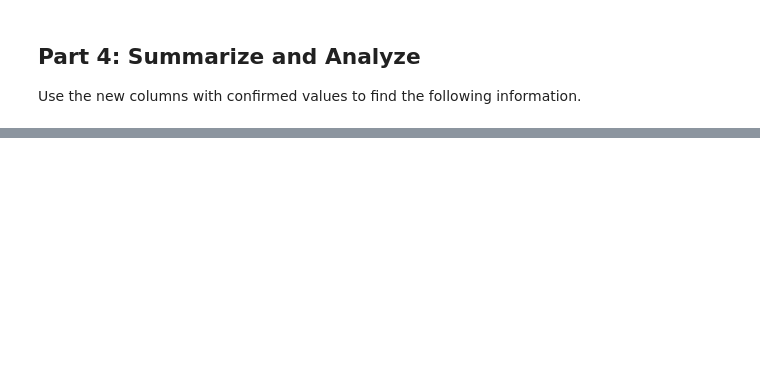
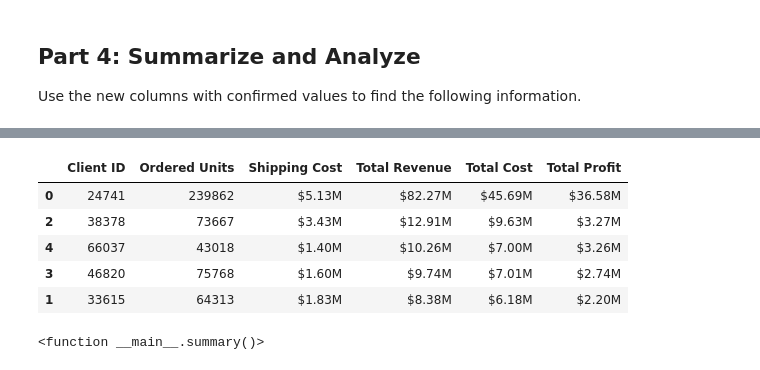
Before and after one commit to BrandonWelsh/pandas-challenge-1, a Jupyter notebook: module_4_challenge.ipynb, the cells around one changed output, grey strips where cells are left out. Cells and saved outputs as stored; diff of their text form; code cells hidden in the pictures; blank space fills up the shorter version.

```diff
--- a/module_4_challenge.ipynb
+++ b/module_4_challenge.ipynb
@@ -255,2 +340,33 @@ Use the new columns with confirmed values to find the following information.
 # %%
 # Sort the updated data by "Total Profit" form highest to lowest
+
+cleaned_summary_df_sorted = cleaned_summary_df.sort_values(
+    'Total Profit', ascending=False)
+cleaned_summary_df_sorted
+
+# lol this dataframe name is getting long
+# %% [output]
+|  | Client ID | Ordered Units | Shipping Cost | Total Revenue | Total Cost | Total Profit |
+| 0 | 24741 | 239862 | $5.13M | $82.27M | $45.69M | $36.58M |
+| 2 | 38378 | 73667 | $3.43M | $12.91M | $9.63M | $3.27M |
+| 4 | 66037 | 43018 | $1.40M | $10.26M | $7.00M | $3.26M |
+| 3 | 46820 | 75768 | $1.60M | $9.74M | $7.01M | $2.74M |
+| 1 | 33615 | 64313 | $1.83M | $8.38M | $6.18M | $2.20M |
+# %%
+# Write a brief 2-3 sentence summary of your findings:
+def summary():
+    """ The most units by far were ordered by client 24741. This also led to this
+client having the highest Shipping Cost, Total Revenue, Total Cost, and Total
+Profit. Shipping cost appears to be correlated with the number of units ordered,
+as it fluctuates along with the Ordered Units. However, client 33615 spent more
+on shipping than client 46820, despite ordering less units. Therefore, they must
+have more units which weigh less than 50lbs, as those cost more to ship. It may
+be interesting to add a column which calculates the average weight of the items
+each client ordered. """
+
+summary # <-- hover over this to read summary
+
+# doing this as a defined docstring was totally unnecessary, I know.
+# I just wanted to practice docstrings.
+# %% [output]
+<function __main__.summary()>
```
Also changed, not shown: parts of 15 cells of this notebook, 1 other file.
